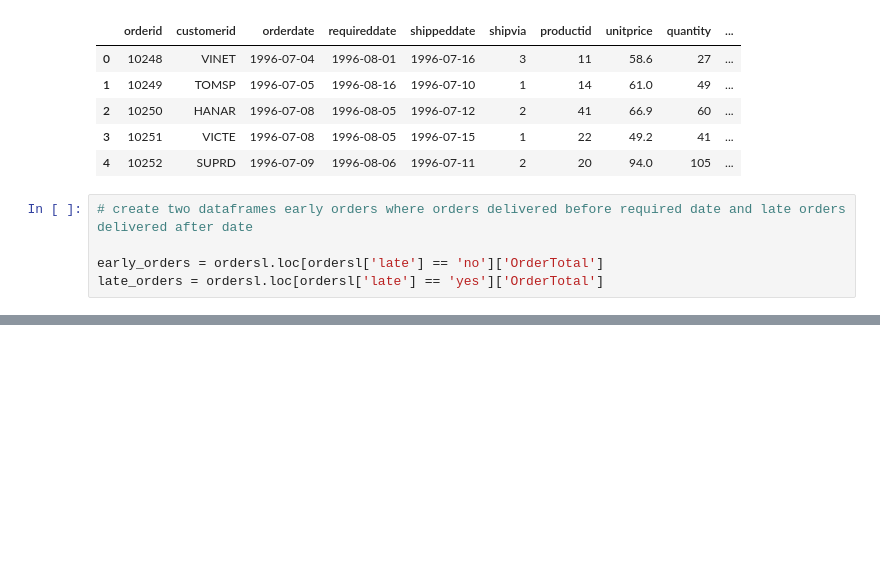
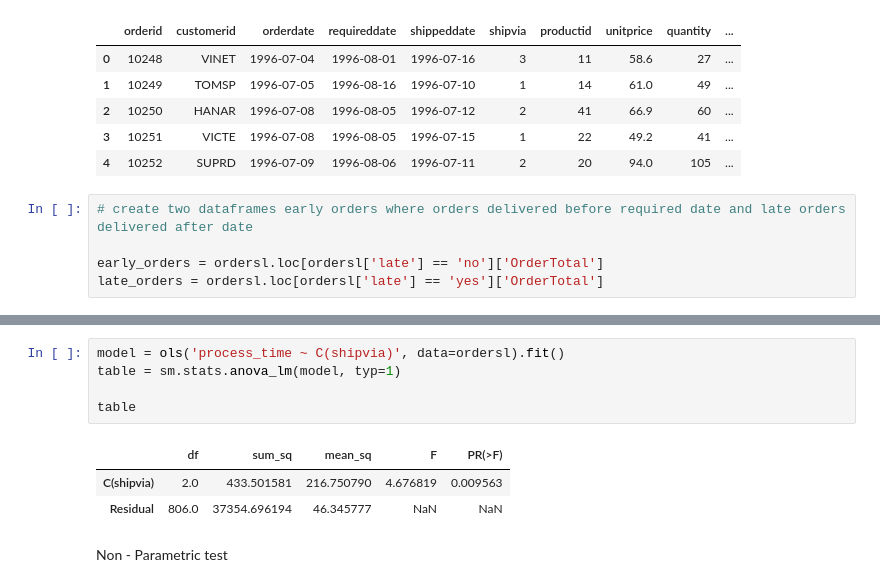
Before and after one commit to nani2357/Statistical-Analysis-on-Northwind-Sample-Database, a Jupyter notebook: Notebooks/hypothesis_testing.ipynb, the cells around one changed output, grey strips where cells are left out. Saved outputs shown, nothing was run; the diff lists cells and outputs as text; blank space fills up the shorter version.

```diff
--- a/Notebooks/hypothesis_testing.ipynb
+++ b/Notebooks/hypothesis_testing.ipynb
@@ -1150,0 +1357,11 @@ late_orders = ordersl.loc[ordersl['late'] == 'yes']['OrderTotal']
+# %%
+model = ols('process_time ~ C(shipvia)', data=ordersl).fit()
+table = sm.stats.anova_lm(model, typ=1)
+
+table
+# %% [output]
+|  | df | sum_sq | mean_sq | F | PR(>F) |
+| C(shipvia) | 2.0 | 433.501581 | 216.750790 | 4.676819 | 0.009563 |
+| Residual | 806.0 | 37354.696194 | 46.345777 | NaN | NaN |
+# %% [markdown]
+Non - Parametric test
```
Also changed, not shown: parts of 24 cells of this notebook.
